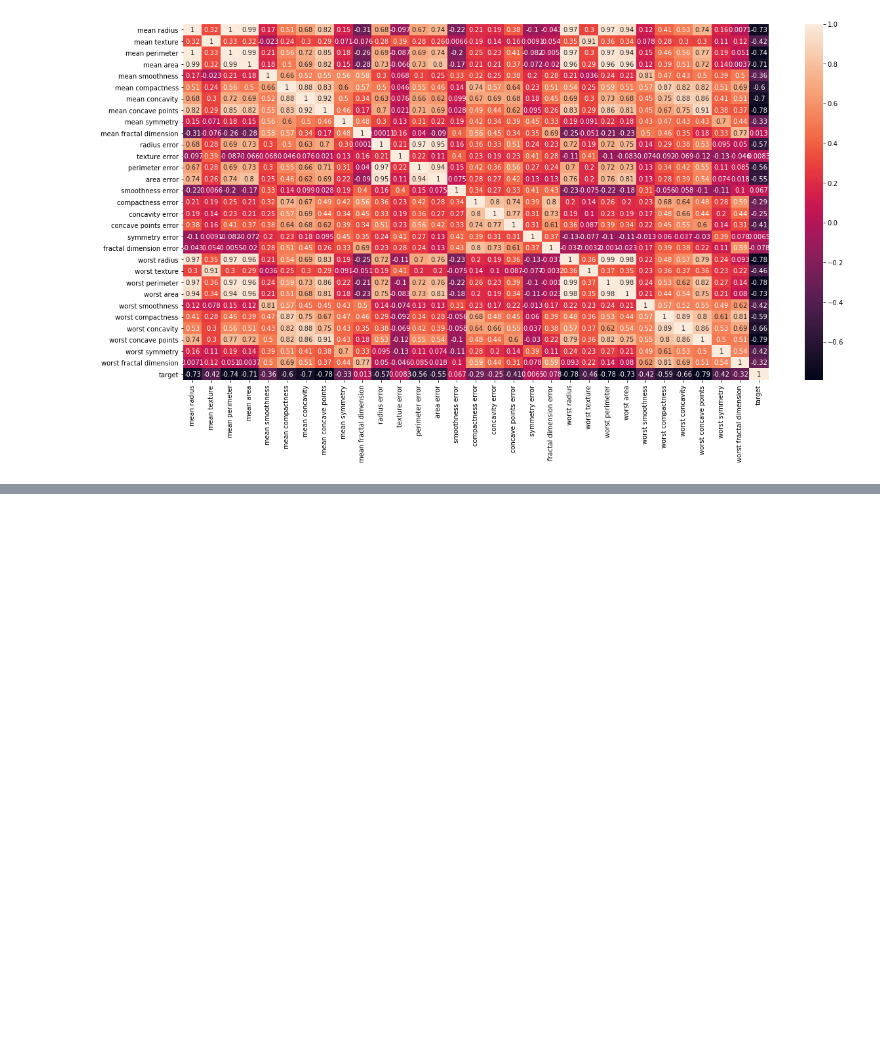
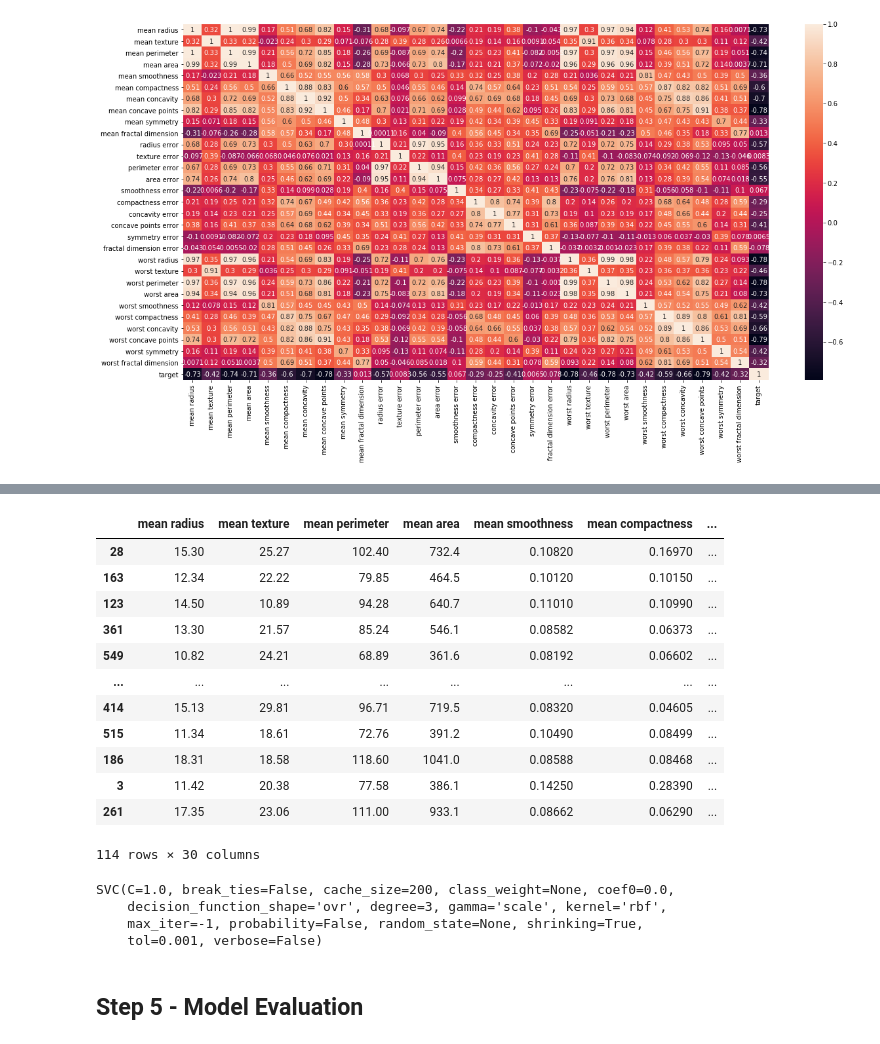
Before and after one commit to sidthree6/Case-Study---Breast-Cancer, a Jupyter notebook: Case Study - Breast Cancer.ipynb, the cells around one changed output, grey strips where cells are left out. Saved outputs shown, nothing was run; the diff lists cells and outputs as text; code cells hidden in the pictures; blank space fills up the shorter version.

```diff
--- a/Case Study - Breast Cancer.ipynb
+++ b/Case Study - Breast Cancer.ipynb
@@ -144,0 +202,16 @@ sns.heatmap(df_cancer.corr(), annot=True)
+# %%
+X_test
+# %% [output]
+|  | mean radius | mean texture | mean perimeter | mean area | mean smoothness | mean compactness | ... |
+| 28 | 15.30 | 25.27 | 102.40 | 732.4 | 0.10820 | 0.16970 | ... |
+| 163 | 12.34 | 22.22 | 79.85 | 464.5 | 0.10120 | 0.10150 | ... |
+| 123 | 14.50 | 10.89 | 94.28 | 640.7 | 0.11010 | 0.10990 | ... |
+| 361 | 13.30 | 21.57 | 85.24 | 546.1 | 0.08582 | 0.06373 | ... |
+| 549 | 10.82 | 24.21 | 68.89 | 361.6 | 0.08192 | 0.06602 | ... |
+| ... | ... | ... | ... | ... | ... | ... | ... |
+| 414 | 15.13 | 29.81 | 96.71 | 719.5 | 0.08320 | 0.04605 | ... |
+| 515 | 11.34 | 18.61 | 72.76 | 391.2 | 0.10490 | 0.08499 | ... |
+| 186 | 18.31 | 18.58 | 118.60 | 1041.0 | 0.08588 | 0.08468 | ... |
+| 3 | 11.42 | 20.38 | 77.58 | 386.1 | 0.14250 | 0.28390 | ... |
+| 261 | 17.35 | 23.06 | 111.00 | 933.1 | 0.08662 | 0.06290 | ... |
+114 rows × 30 columns
@@ -144,0 +224,9 @@ sns.heatmap(df_cancer.corr(), annot=True)
+# %%
+svc_model.fit(X_train, y_train)
+# %% [output]
+SVC(C=1.0, break_ties=False, cache_size=200, class_weight=None, coef0=0.0,
+    decision_function_shape='ovr', degree=3, gamma='scale', kernel='rbf',
+    max_iter=-1, probability=False, random_state=None, shrinking=True,
+    tol=0.001, verbose=False)
+# %% [markdown]
+## Step 5 - Model Evaluation
```
Also changed, not shown: parts of 15 cells of this notebook.
